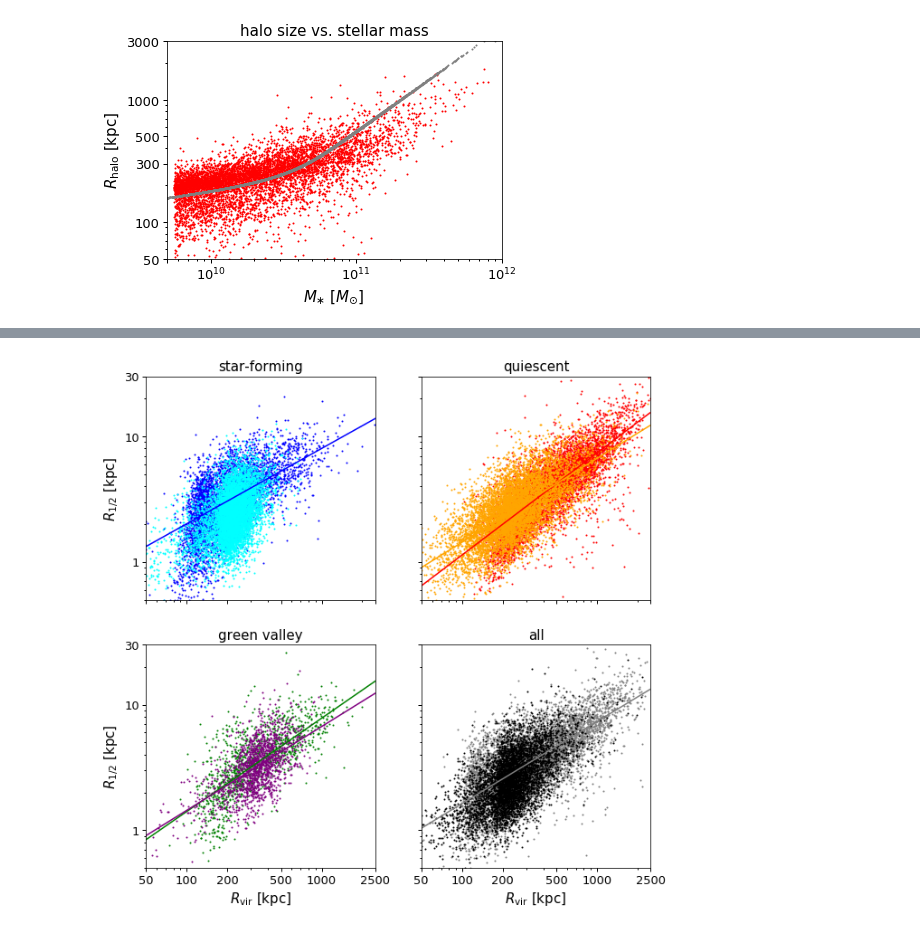
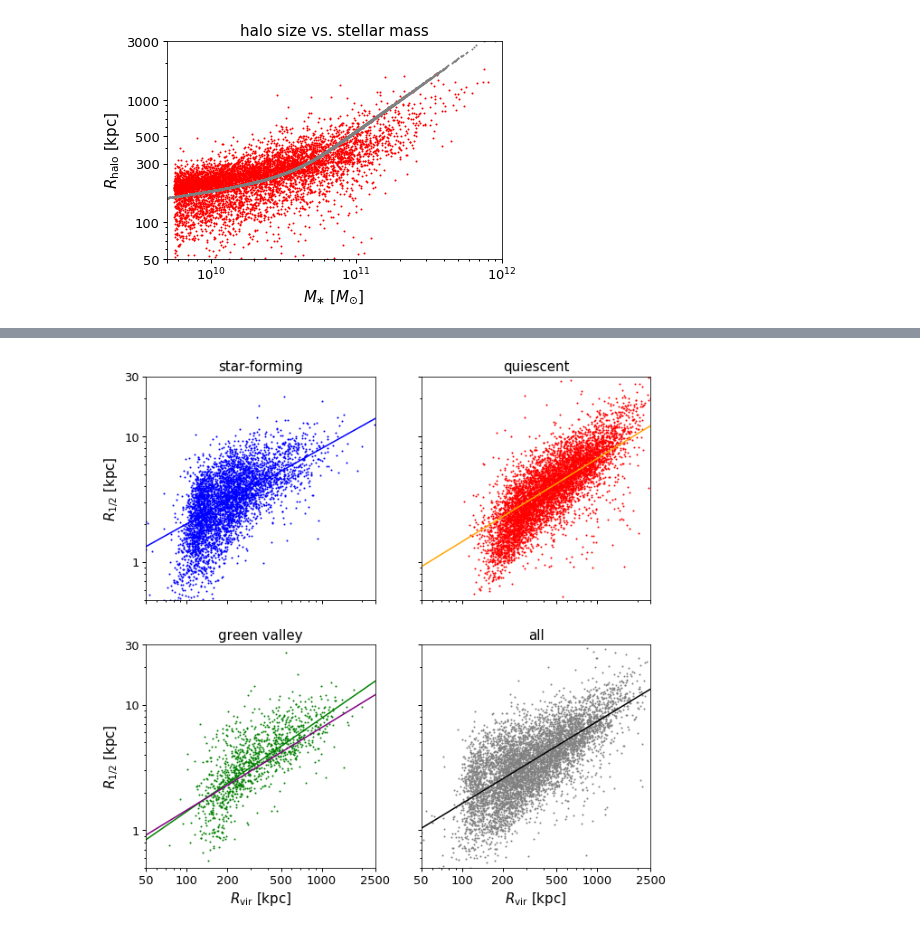
Before and after one commit to aphearin/galsize_models, a Jupyter notebook: notebooks/random_bt_forward_model.ipynb, the cells around one changed output, grey strips where cells are left out. Cells and saved outputs as stored; diff of their text form; code cells hidden in the pictures.

```diff
--- a/notebooks/random_bt_forward_model.ipynb
+++ b/notebooks/random_bt_forward_model.ipynb
@@ -162,34 +162,34 @@ nskip = 20
 __=ax1.scatter(sdss['rvir_halo_kpc'][mask_sf][::nskip],
               sdss['r50_magr_kpc_meert15'][mask_sf][::nskip],
               color='blue', s=1, label='')
-__=ax1.scatter(mock['rvir_halo_kpc'][mock_mask_sf][::nskip],
-              mock['r50_magr_kpc_meert15'][mock_mask_sf][::nskip],
-              color='cyan', s=1, label='')
+# __=ax1.scatter(mock['rvir_halo_kpc'][mock_mask_sf][::nskip],
+#               mock['r50_magr_kpc_meert15'][mock_mask_sf][::nskip],
+#               color='cyan', s=1, label='')
 
 rhalo_abscissa = np.linspace(10, 25000, 200)
 __=ax1.plot(rhalo_abscissa, norm_sdss_sf*rhalo_abscissa**alpha_sdss_sf,
           color='blue', label='SDSS')
-__=ax1.plot(rhalo_abscissa, norm_model1_sf*rhalo_abscissa**alpha_model1_sf,
-          color='cyan', label='model')
+# __=ax1.plot(rhalo_abscissa, norm_model1_sf*rhalo_abscissa**alpha_model1_sf,
+#           color='cyan', label='model')
 
 
 __=ax2.scatter(sdss['rvir_halo_kpc'][mask_q][::nskip],
               sdss['r50_magr_kpc_meert15'][mask_q][::nskip],
               color='red', s=1, label='')
-__=ax2.scatter(mock['rvir_halo_kpc'][mock_mask_q][::nskip],
-              mock['r50_magr_kpc_meert15'][mock_mask_q][::nskip],
-              color='orange', s=1, label='')
-__=ax2.plot(rhalo_abscissa, norm_sdss_q*rhalo_abscissa**alpha_sdss_q,
-          color='red', label='SDSS')
+# __=ax2.scatter(mock['rvir_halo_kpc'][mock_mask_q][::nskip],
+#               mock['r50_magr_kpc_meert15'][mock_mask_q][::nskip],
+#               color='orange', s=1, label='')
+# __=ax2.plot(rhalo_abscissa, norm_sdss_q*rhalo_abscissa**alpha_sdss_q,
+#           color='red', label='SDSS')
 __=ax2.plot(rhalo_abscissa, norm_model1_q*rhalo_abscissa**alpha_model1_q,
           color='orange', label='model')
 
 __=ax3.scatter(sdss['rvir_halo_kpc'][mask_gv][::nskip],
               sdss['r50_magr_kpc_meert15'][mask_gv][::nskip],
               color='green', s=1, label='')
-__=ax3.scatter(mock['rvir_halo_kpc'][mock_mask_gv][::nskip],
-              mock['r50_magr_kpc_meert15'][mock_mask_gv][::nskip],
-              color='purple', s=1, label='')
+# __=ax3.scatter(mock['rvir_halo_kpc'][mock_mask_gv][::nskip],
+#               mock['r50_magr_kpc_meert15'][mock_mask_gv][::nskip],
+#               color='purple', s=1, label='')
 __=ax3.plot(rhalo_abscissa, norm_sdss_gv*rhalo_abscissa**alpha_sdss_gv,
           color='green', label='SDSS')
 __=ax3.plot(rhalo_abscissa, norm_model1_gv*rhalo_abscissa**alpha_model1_gv,
@@ -198,11 +198,11 @@ __=ax3.plot(rhalo_abscissa, norm_model1_gv*rhalo_abscissa**alpha_model1_gv,
 __=ax4.scatter(sdss['rvir_halo_kpc'][::2*nskip],
               sdss['r50_magr_kpc_meert15'][::2*nskip],
               color='gray', s=1, label='')
-__=ax4.scatter(mock['rvir_halo_kpc'][::3*nskip],
-              mock['r50_magr_kpc_meert15'][::3*nskip],
-              color='k', s=1, label='')
+# __=ax4.scatter(mock['rvir_halo_kpc'][::3*nskip],
+#               mock['r50_magr_kpc_meert15'][::3*nskip],
+#               color='k', s=1, label='')
 __=ax4.plot(rhalo_abscissa, norm_sdss_all*rhalo_abscissa**alpha_sdss_all,
-          color='gray', label='SDSS')
+          color='k', label='SDSS')
 # __=ax4.plot(rhalo_abscissa, norm_model1_all*rhalo_abscissa**alpha_model1_all,
 #           color='all', label='model')
 
@@ -218,32 +218,32 @@ ylim4 = ax4.set_ylim(.5, 30)
 
 __=ax1.set_xticks((50, 100, 200, 500, 1000, 2500))
 __=ax1.set_yticks((1, 10, 30))
 from matplotlib import ticker
 __=ax1.get_xaxis().set_major_formatter(ticker.ScalarFormatter())
 __=ax1.get_xaxis().set_minor_formatter(ticker.NullFormatter())
 __=ax1.get_yaxis().set_major_formatter(ticker.ScalarFormatter())
 __=ax1.get_yaxis().set_minor_formatter(ticker.NullFormatter())
 __=ax2.get_xaxis().set_major_formatter(ticker.ScalarFormatter())
 __=ax2.get_xaxis().set_minor_formatter(ticker.NullFormatter())
 __=ax2.get_yaxis().set_major_formatter(ticker.ScalarFormatter())
 __=ax2.get_yaxis().set_minor_formatter(ticker.NullFormatter())
 __=ax3.get_xaxis().set_major_formatter(ticker.ScalarFormatter())
 __=ax3.get_xaxis().set_minor_formatter(ticker.NullFormatter())
 __=ax3.get_yaxis().set_major_formatter(ticker.ScalarFormatter())
 __=ax3.get_yaxis().set_minor_formatter(ticker.NullFormatter())
 __=ax4.get_xaxis().set_major_formatter(ticker.ScalarFormatter())
 __=ax4.get_xaxis().set_minor_formatter(ticker.NullFormatter())
 __=ax4.get_yaxis().set_major_formatter(ticker.ScalarFormatter())
 __=ax4.get_yaxis().set_minor_formatter(ticker.NullFormatter())
 
 xlabel3 = ax3.set_xlabel(r'$R_{\rm vir}$ [kpc]')
 ylabel1 = ax1.set_ylabel(r'$R_{1/2}$ [kpc]')
 xlabel4 = ax4.set_xlabel(r'$R_{\rm vir}$ [kpc]')
 ylabel3 = ax3.set_ylabel(r'$R_{1/2}$ [kpc]')
 title1 = ax1.set_title('star-forming')
 title2 = ax2.set_title('quiescent')
 title3 = ax3.set_title('green valley')
 title4 = ax4.set_title('all')
 # %% [output]
-[figure, old version]
+[figure, new version]
 # %%
```
Also changed, not shown: parts of 7 cells of this notebook, 1 other file.
